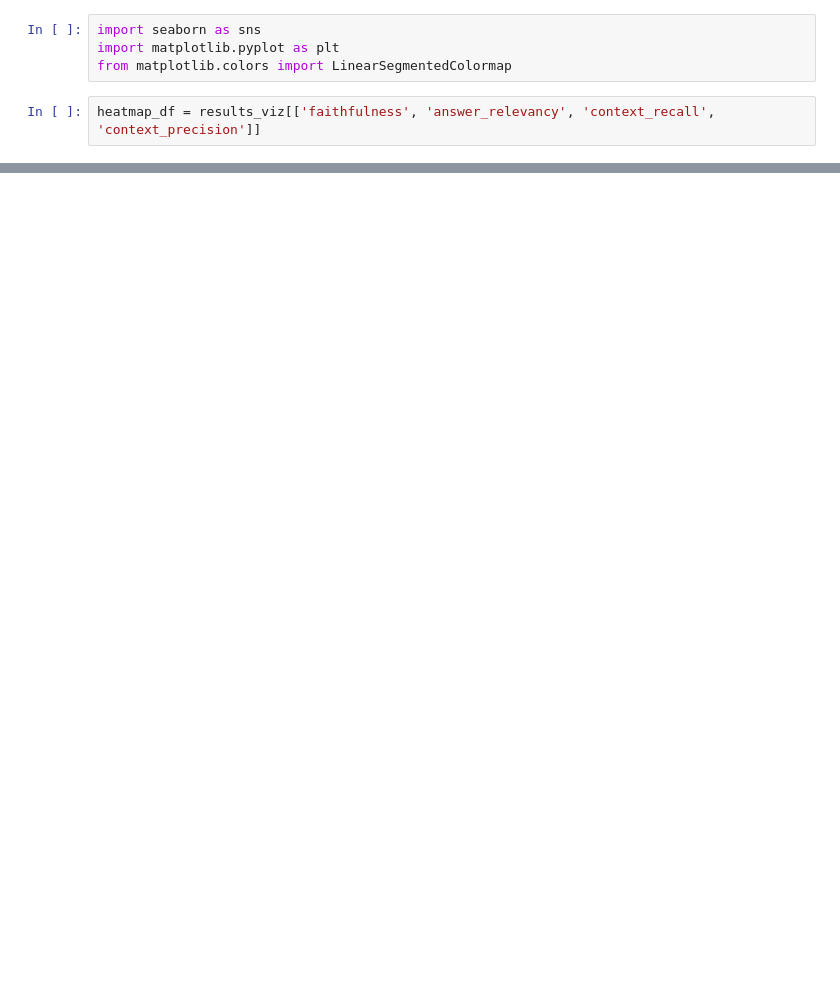
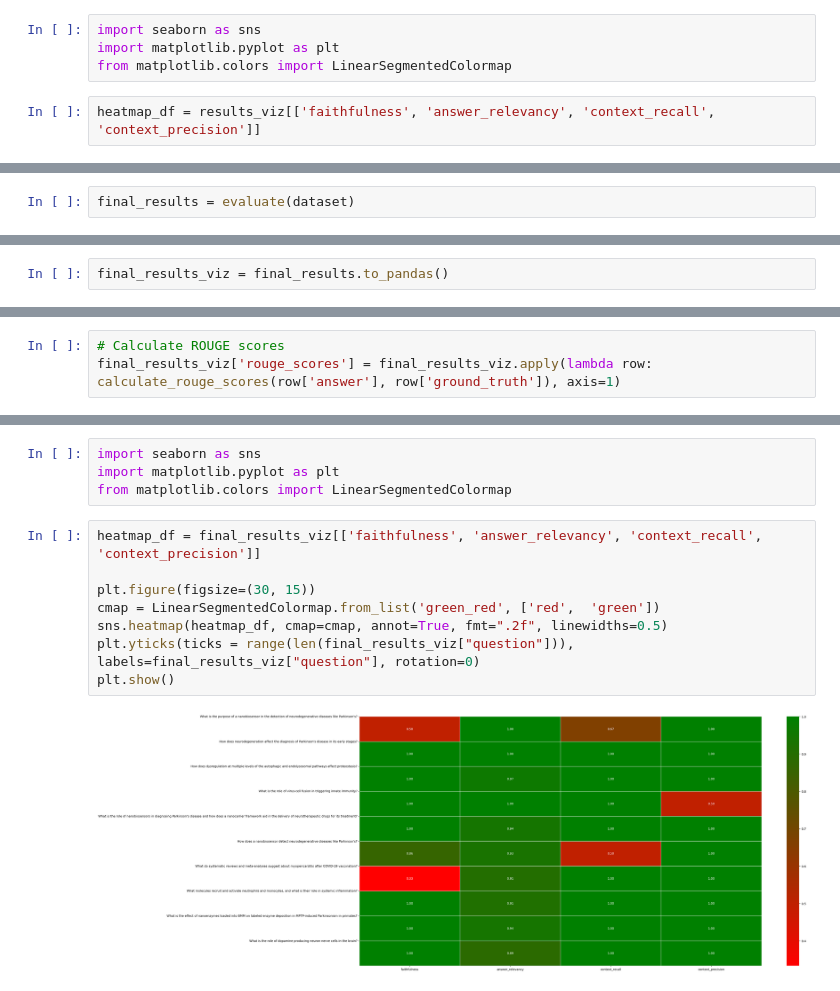
Before and after one commit to AkshaySyal/LLM-Project, a Jupyter notebook: Biomistral_with_ragas.ipynb, the cells around one changed output, grey strips where cells are left out. Saved outputs shown, nothing was run; the diff lists cells and outputs as text; blank space fills up the shorter version.

```diff
--- a/Biomistral_with_ragas.ipynb
+++ b/Biomistral_with_ragas.ipynb
@@ -662,0 +1077,2 @@ results
+# %%
+final_results = evaluate(dataset)
@@ -662,0 +1083,2 @@ results
+# %%
+final_results_viz = final_results.to_pandas()
@@ -662,0 +1094,3 @@ results
+# %%
+# Calculate ROUGE scores
+final_results_viz['rouge_scores'] = final_results_viz.apply(lambda row: calculate_rouge_scores(row['answer'], row['ground_truth']), axis=1)
@@ -662,0 +1243,14 @@ results
+# %%
+import seaborn as sns
+import matplotlib.pyplot as plt
+from matplotlib.colors import LinearSegmentedColormap
+# %%
+heatmap_df = final_results_viz[['faithfulness', 'answer_relevancy', 'context_recall', 'context_precision']]
+
+plt.figure(figsize=(30, 15))
+cmap = LinearSegmentedColormap.from_list('green_red', ['red',  'green'])
+sns.heatmap(heatmap_df, cmap=cmap, annot=True, fmt=".2f", linewidths=0.5)
+plt.yticks(ticks = range(len(final_results_viz["question"])), labels=final_results_viz["question"], rotation=0)
+plt.show()
+# %% [output]
+[figure, added]
```
Also changed, not shown: parts of 121 cells of this notebook.
